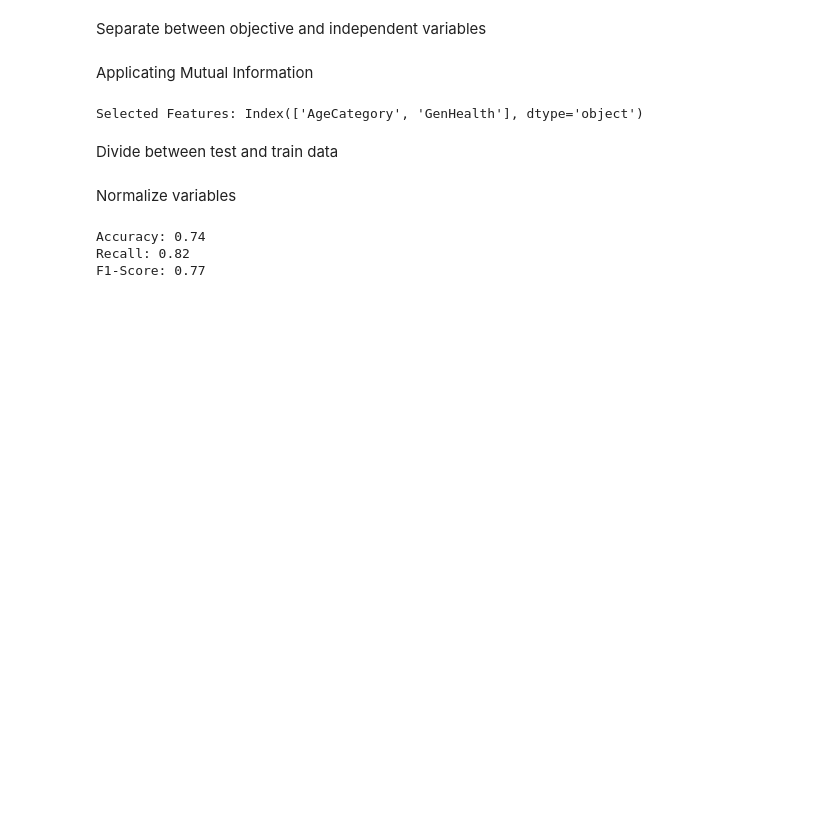
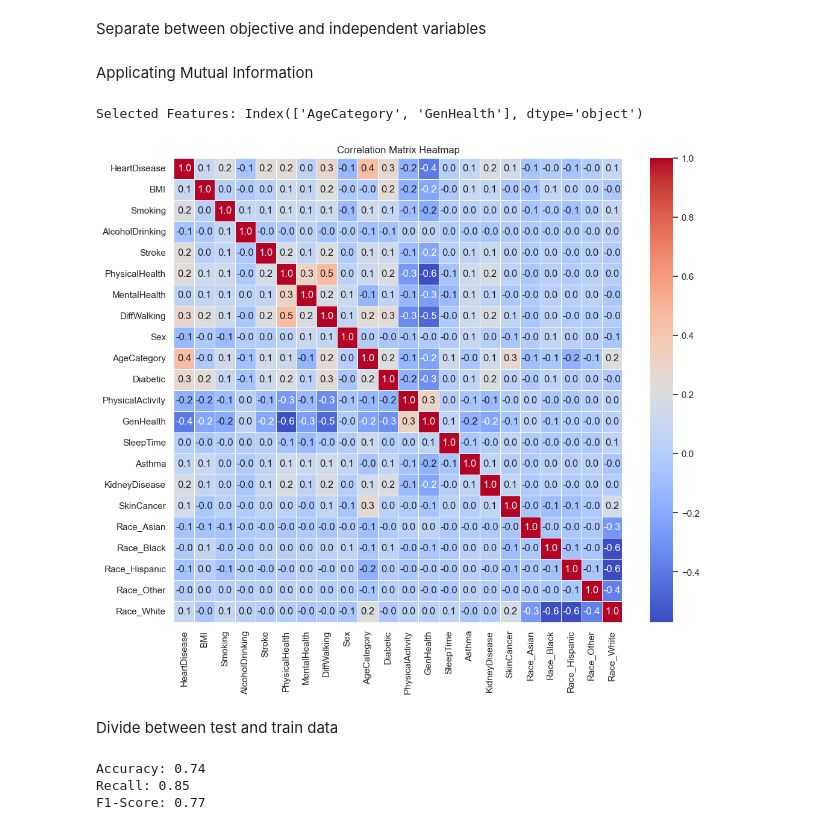
Before and after one commit to ptorija/Non-Probabilistic-Heart-Disease-Prediction, a Jupyter notebook: k-nn/k-nn_UnivariateFilter.ipynb, the cells around one changed output. Drawn from its saved outputs; the diff is of its cells as text; code cells hidden in the pictures; blank space fills up the shorter version.

```diff
--- a/k-nn/k-nn_UnivariateFilter.ipynb
+++ b/k-nn/k-nn_UnivariateFilter.ipynb
@@ -21,11 +29,24 @@ selected_features = char.columns[selected_features_indices]
 print("Selected Features:", selected_features)
 # %% [output]
 Selected Features: Index(['AgeCategory', 'GenHealth'], dtype='object')
+# %%
+import seaborn as sns
+import matplotlib.pyplot as plt
+
+correlation_matrix = data.corr()
+
+plt.figure(figsize=(12, 10))
+sns.set(font_scale=1.0)
+
+sns.heatmap(correlation_matrix, annot=True, fmt=".1f", cmap='coolwarm', linewidths=0.5)
+
+plt.title('Correlation Matrix Heatmap')
+plt.show()
+# %% [output]
+[figure, added]
 # %% [markdown]
 Divide between test and train data
 # %%
 from sklearn.model_selection import train_test_split
 
 char_train, char_test, obj_train, obj_test = train_test_split(char_new, obj, test_size=0.2, random_state=42)
-# %% [markdown]
-Normalize variables
@@ -38,7 +53,7 @@ data[columns_to_normalize] = scaler.fit_transform(data[columns_to_normalize])
 # %%
 from sklearn.neighbors import KNeighborsClassifier
 
-k = 50
+k = 19
 knn_model = KNeighborsClassifier(n_neighbors=k)
 
 # Training of the model
@@ -59,5 +74,5 @@ print(f'Recall: {recall:.2f}')
 print(f'F1-Score: {f1:.2f}')
 # %% [output]
 Accuracy: 0.74
-Recall: 0.82
+Recall: 0.85
 F1-Score: 0.77
```
Also changed, not shown: parts of 4 cells of this notebook, 14 other files.
